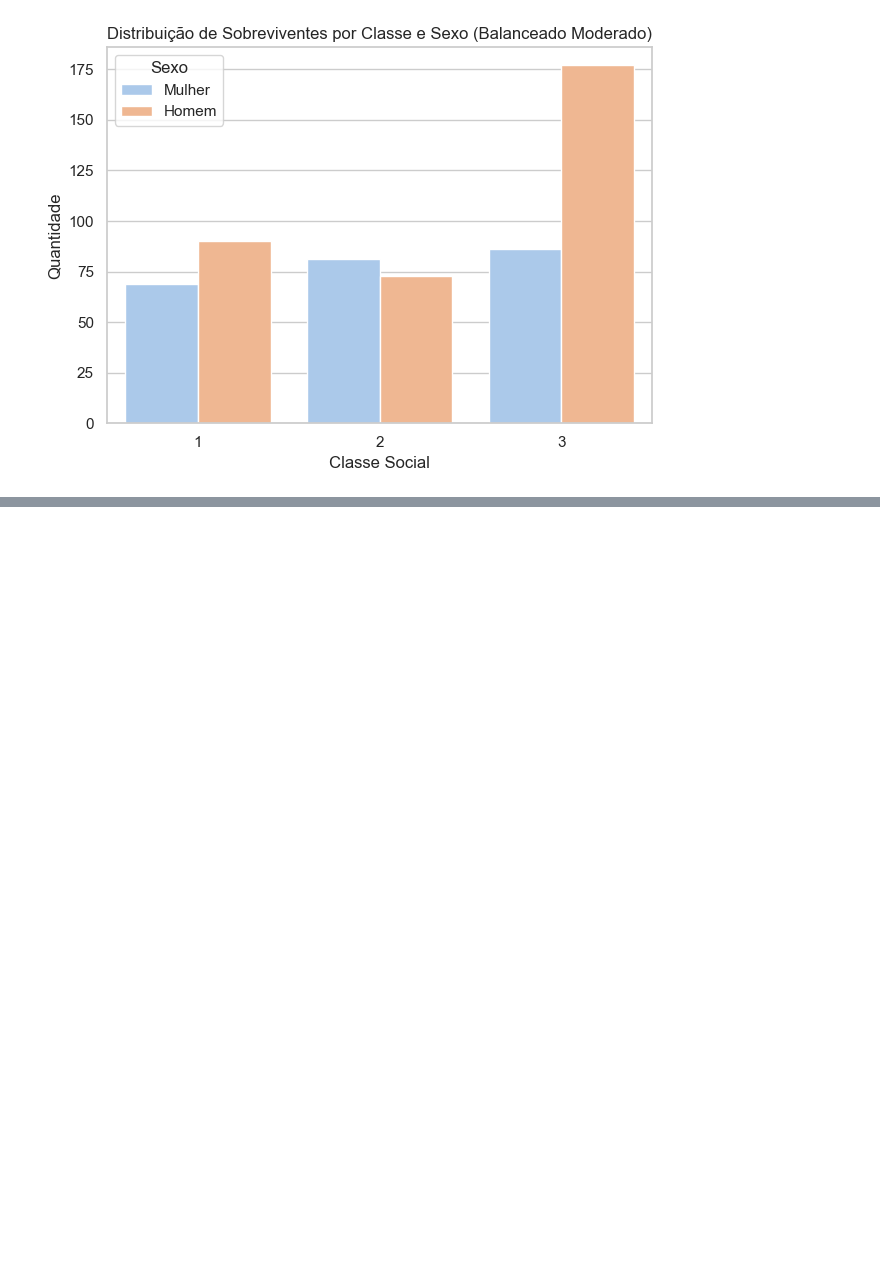
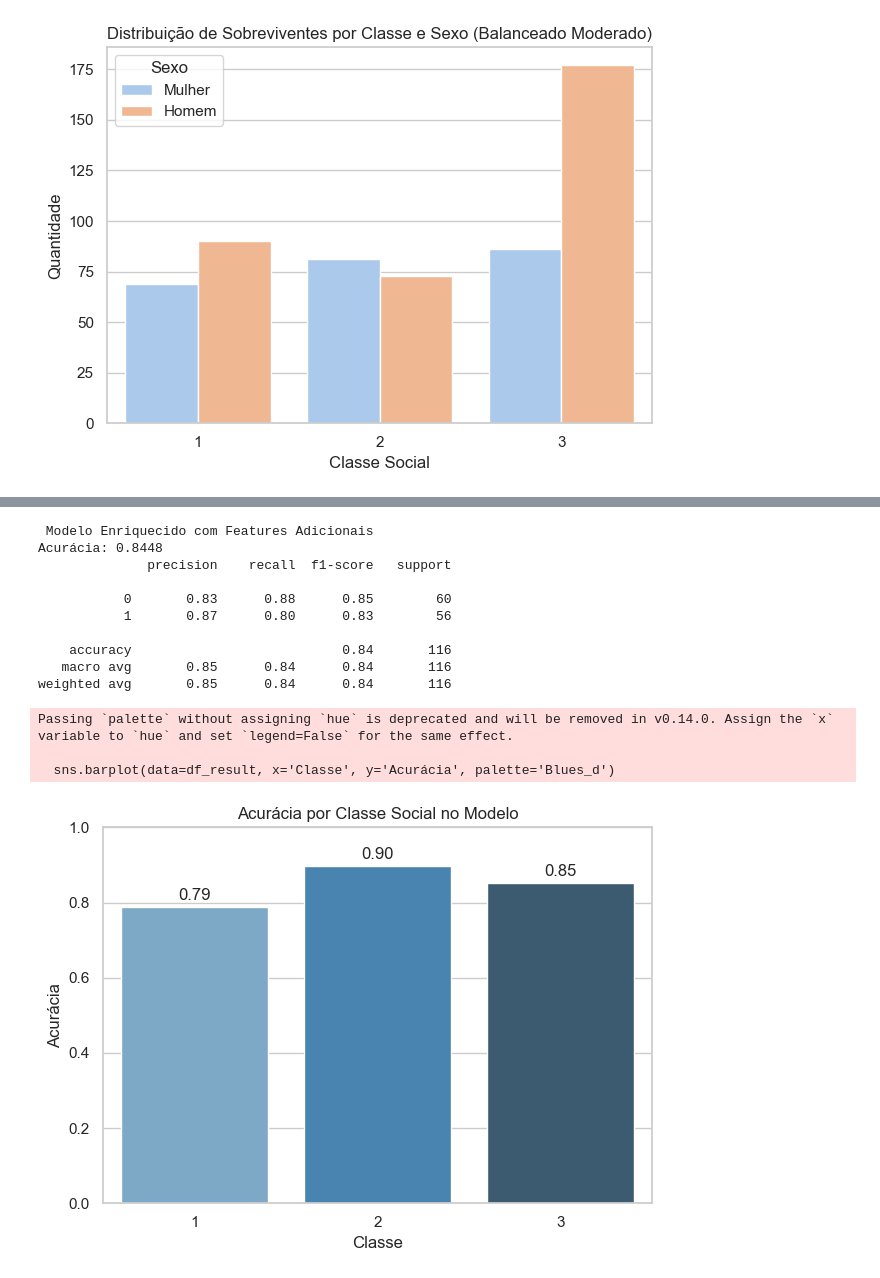
Before and after one commit to JMarquesCS/TitanicMLP, a Jupyter notebook: mlp_titanic.ipynb, the cells around one changed output, grey strips where cells are left out. Cells and saved outputs as stored; diff of their text form; code cells hidden in the pictures; blank space fills up the shorter version.

```diff
--- a/mlp_titanic.ipynb
+++ b/mlp_titanic.ipynb
@@ -391,0 +449,25 @@ plt.show()
+# %%
+# Predição com o modelo mlp_enriched
+y_pred_enriched = mlp_enriched.predict(X_test_scaled)
+
+print("\n Modelo Enriquecido com Features Adicionais")
+print(f"Acurácia: {accuracy_score(y_test, y_pred_enriched):.4f}")
+print(classification_report(y_test, y_pred_enriched))
+
+# Avaliação de justiça por classe social para o modelo enriquecido
+avaliar_justica(mlp_enriched, X_test, y_test, df_mod, X_test_scaled)
+# %% [output]
+ Modelo Enriquecido com Features Adicionais
+Acurácia: 0.8448
+              precision    recall  f1-score   support
+
+           0       0.83      0.88      0.85        60
+           1       0.87      0.80      0.83        56
+
+    accuracy                           0.84       116
+   macro avg       0.85      0.84      0.84       116
+weighted avg       0.85      0.84      0.84       116
+Passing `palette` without assigning `hue` is deprecated and will be removed in v0.14.0. Assign the `x` variable to `hue` and set `legend=False` for the same effect.
+
+  sns.barplot(data=df_result, x='Classe', y='Acurácia', palette='Blues_d')
+[figure, added]
```
Also changed, not shown: parts of 3 cells of this notebook.
